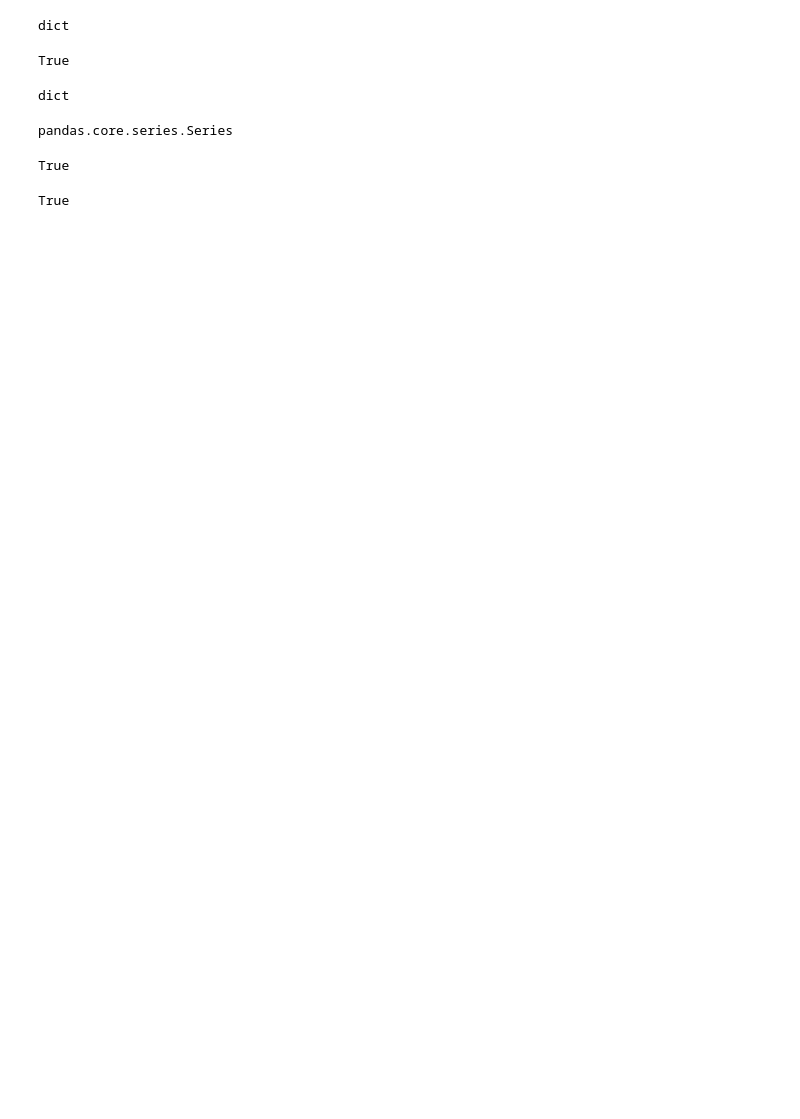
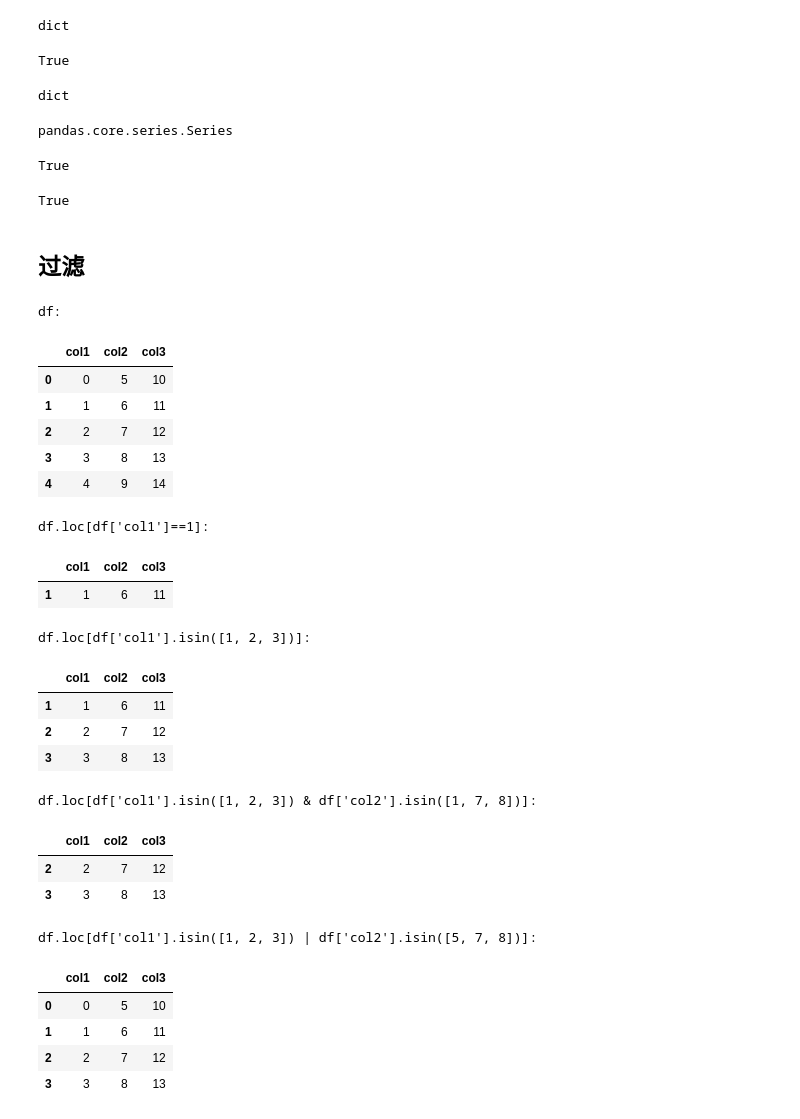
Before and after one commit to jiexiao111/hexo_jiexiao, a Jupyter notebook: _ipynb/Pandas 学习.ipynb, the cells around one changed output. Saved outputs shown, nothing was run; the diff lists cells and outputs as text; code cells hidden in the pictures; blank space fills up the shorter version.

```diff
--- a/_ipynb/Pandas 学习.ipynb
+++ b/_ipynb/Pandas 学习.ipynb
@@ -420,3 +420,48 @@ dict
 pandas.core.series.Series
 True
 True
+# %% [markdown]
+## 过滤
+# %%
+import pandas as pd
+df = pd.DataFrame({'col1': range(5), 'col2': range(5, 10), 'col3': range(10,15)})
+print("df:")
+df
+# 过滤单个值
+print("df.loc[df['col1']==1]:")
+df.loc[df['col1']==1]
+# 过滤多个值
+print("df.loc[df['col1'].isin([1, 2, 3])]:")
+df.loc[df['col1'].isin([1, 2, 3])]
+# 同时符合多个条件
+print("df.loc[df['col1'].isin([1, 2, 3]) & df['col2'].isin([1, 7, 8])]:")
+df.loc[df['col1'].isin([1, 2, 3]) & df['col2'].isin([1, 7, 8])]
+# 符合多个条件中的一个
+print("df.loc[df['col1'].isin([1, 2, 3]) | df['col2'].isin([5, 7, 8])]:")
+df.loc[df['col1'].isin([1, 2, 3]) | df['col2'].isin([5, 7, 8])]
+# %% [output]
+df:
+|  | col1 | col2 | col3 |
+| 0 | 0 | 5 | 10 |
+| 1 | 1 | 6 | 11 |
+| 2 | 2 | 7 | 12 |
+| 3 | 3 | 8 | 13 |
+| 4 | 4 | 9 | 14 |
+df.loc[df['col1']==1]:
+|  | col1 | col2 | col3 |
+| 1 | 1 | 6 | 11 |
+df.loc[df['col1'].isin([1, 2, 3])]:
+|  | col1 | col2 | col3 |
+| 1 | 1 | 6 | 11 |
+| 2 | 2 | 7 | 12 |
+| 3 | 3 | 8 | 13 |
+df.loc[df['col1'].isin([1, 2, 3]) & df['col2'].isin([1, 7, 8])]:
+|  | col1 | col2 | col3 |
+| 2 | 2 | 7 | 12 |
+| 3 | 3 | 8 | 13 |
+df.loc[df['col1'].isin([1, 2, 3]) | df['col2'].isin([5, 7, 8])]:
+|  | col1 | col2 | col3 |
+| 0 | 0 | 5 | 10 |
+| 1 | 1 | 6 | 11 |
+| 2 | 2 | 7 | 12 |
+| 3 | 3 | 8 | 13 |
```
Also changed, not shown: parts of 1 cell of this notebook, 7 other files.
